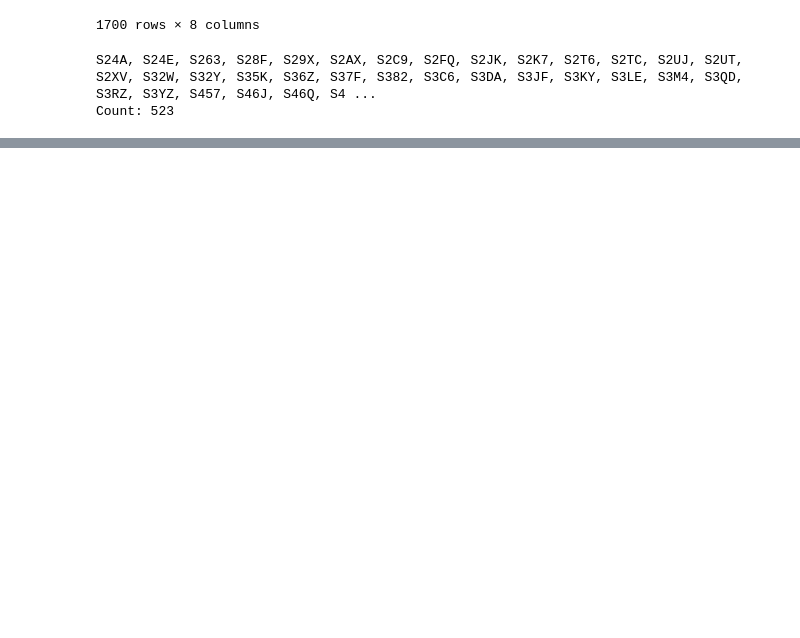
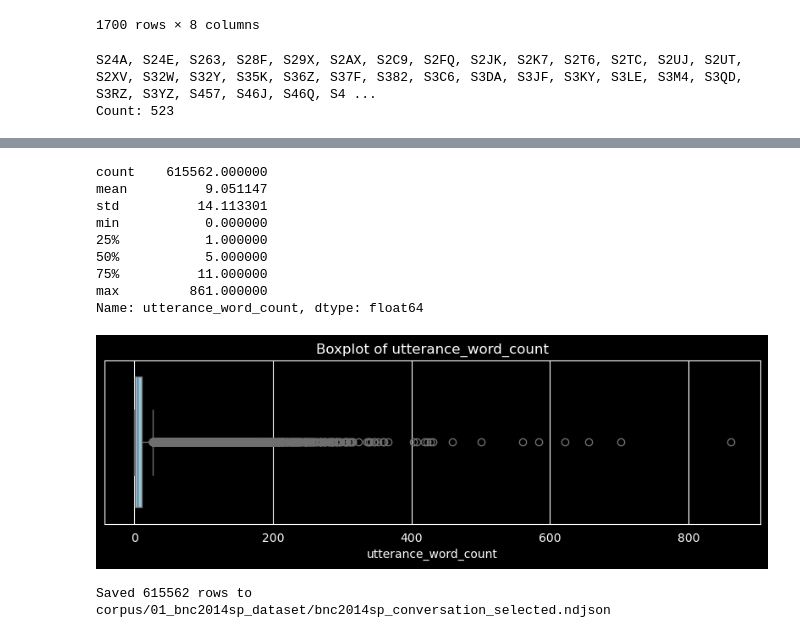
Before and after one commit to laelgelc/cl_st1_leticia, a Jupyter notebook: cl_st1_ph1_leticia/cl_st1_ph1_leticia.ipynb, the cells around one changed output, grey strips where cells are left out. Saved outputs shown, nothing was run; the diff lists cells and outputs as text; code cells hidden in the pictures; blank space fills up the shorter version.

```diff
--- a/cl_st1_ph1_leticia/cl_st1_ph1_leticia.ipynb
+++ b/cl_st1_ph1_leticia/cl_st1_ph1_leticia.ipynb
@@ -278,3 +278,15 @@ print(f"Count: {len(sorted_text_ids_top_talker_longest_1700)}")
 # %% [output]
 S24A, S24E, S263, S28F, S29X, S2AX, S2C9, S2FQ, S2JK, S2K7, S2T6, S2TC, S2UJ, S2UT, S2XV, S32W, S32Y, S35K, S36Z, S37F, S382, S3C6, S3DA, S3JF, S3KY, S3LE, S3M4, S3QD, S3RZ, S3YZ, S457, S46J, S46Q, S4 ...
 Count: 523
+# %%
+"""Create a DataFrame containing all utterances from conversations whose text IDs appear in the selected top-talker longest-utterance set."""
+
+selected_text_ids_df = (
+    df_bnc2014sp_conversation.loc[
+        df_bnc2014sp_conversation["text_id"].isin(sorted_text_ids_top_talker_longest_1700)
+    ]
+    .sort_values(["text_id", "turn_n"])
+    .reset_index(drop=True)
+)
+
+selected_text_ids_df
@@ -280,0 +307,32 @@ Count: 523
+# %%
+"""Compute descriptive statistics for utterance word counts and display a boxplot."""
+
+utterance_word_count_stats = selected_text_ids_df["utterance_word_count"].describe(
+    percentiles=[0.25, 0.5, 0.75]
+)
+print(utterance_word_count_stats)
+
+plt.figure(figsize=(10, 2.5))
+sns.boxplot(x=selected_text_ids_df["utterance_word_count"], color="skyblue")
+plt.title("Boxplot of utterance_word_count")
+plt.xlabel("utterance_word_count")
+plt.show()
+# %% [output]
+count    615562.000000
+mean          9.051147
+std          14.113301
+min           0.000000
+25%           1.000000
+50%           5.000000
+75%          11.000000
+max         861.000000
+Name: utterance_word_count, dtype: float64
+[figure, added]
+# %%
+"""Save the selected conversation subset to an NDJSON file."""
+
+output_path = Path("corpus/01_bnc2014sp_dataset/bnc2014sp_conversation_selected.ndjson")
+selected_text_ids_df.to_json(output_path, orient="records", lines=True, force_ascii=False)
+print(f"Saved {len(selected_text_ids_df)} rows to {output_path}")
+# %% [output]
+Saved 615562 rows to corpus/01_bnc2014sp_dataset/bnc2014sp_conversation_selected.ndjson
```
Also changed, not shown: parts of 1 cell of this notebook, 2 other files.
